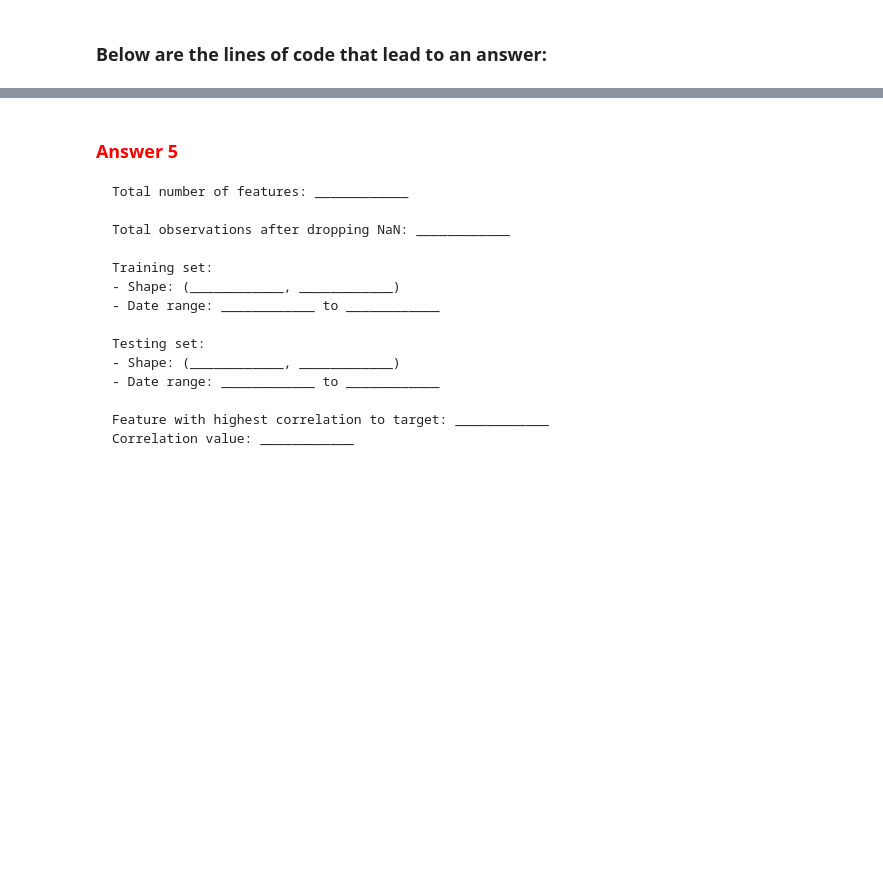
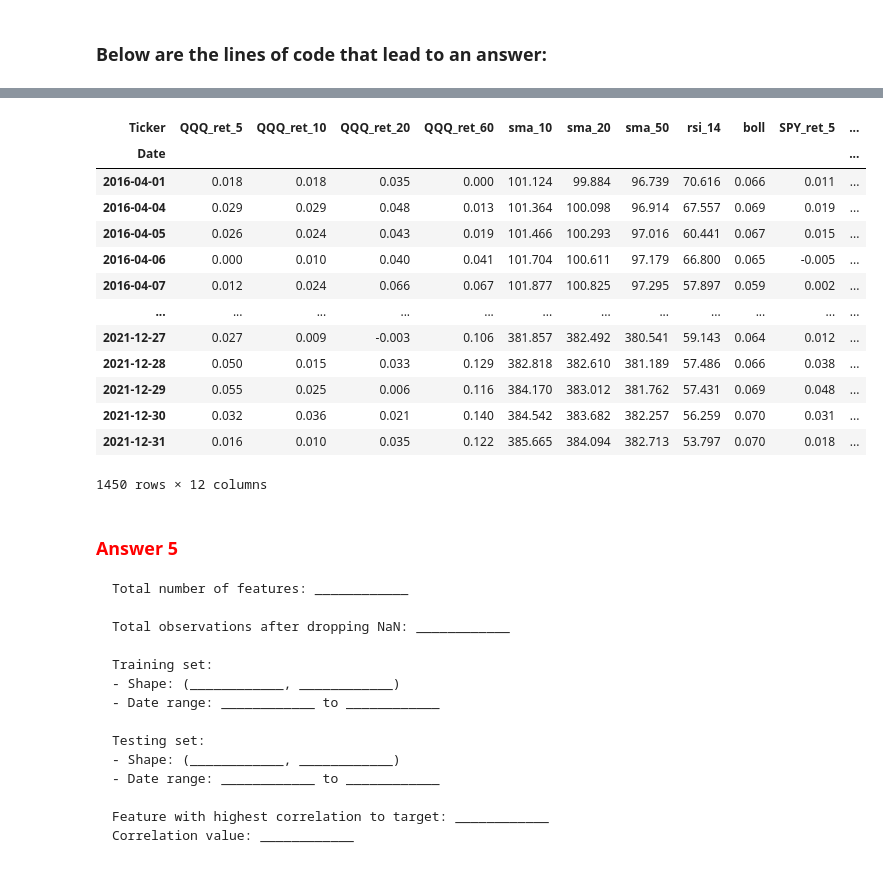
Before and after one commit to changjulian17/qf627, a Jupyter notebook: mock_paper/mock_paper_2/CHANG.ipynb, the cells around one changed output, grey strips where cells are left out. Drawn from its saved outputs; the diff is of its cells as text; code cells hidden in the pictures; blank space fills up the shorter version.

```diff
--- a/mock_paper/mock_paper_2/CHANG.ipynb
+++ b/mock_paper/mock_paper_2/CHANG.ipynb
@@ -1123,6 +1163,22 @@ X_train_scaled = scaler.fit_transform(X_train)
 X_test_scaled = scaler.transform(X_test)
 # %%
 # Handle missing values
+X
+# %% [output]
+| Ticker | QQQ_ret_5 | QQQ_ret_10 | QQQ_ret_20 | QQQ_ret_60 | sma_10 | sma_20 | sma_50 | rsi_14 | boll | SPY_ret_5 | ... |
+| Date |  |  |  |  |  |  |  |  |  |  | ... |
+| 2016-04-01 | 0.018 | 0.018 | 0.035 | 0.000 | 101.124 | 99.884 | 96.739 | 70.616 | 0.066 | 0.011 | ... |
+| 2016-04-04 | 0.029 | 0.029 | 0.048 | 0.013 | 101.364 | 100.098 | 96.914 | 67.557 | 0.069 | 0.019 | ... |
+| 2016-04-05 | 0.026 | 0.024 | 0.043 | 0.019 | 101.466 | 100.293 | 97.016 | 60.441 | 0.067 | 0.015 | ... |
+| 2016-04-06 | 0.000 | 0.010 | 0.040 | 0.041 | 101.704 | 100.611 | 97.179 | 66.800 | 0.065 | -0.005 | ... |
+| 2016-04-07 | 0.012 | 0.024 | 0.066 | 0.067 | 101.877 | 100.825 | 97.295 | 57.897 | 0.059 | 0.002 | ... |
+| ... | ... | ... | ... | ... | ... | ... | ... | ... | ... | ... | ... |
+| 2021-12-27 | 0.027 | 0.009 | -0.003 | 0.106 | 381.857 | 382.492 | 380.541 | 59.143 | 0.064 | 0.012 | ... |
+| 2021-12-28 | 0.050 | 0.015 | 0.033 | 0.129 | 382.818 | 382.610 | 381.189 | 57.486 | 0.066 | 0.038 | ... |
+| 2021-12-29 | 0.055 | 0.025 | 0.006 | 0.116 | 384.170 | 383.012 | 381.762 | 57.431 | 0.069 | 0.048 | ... |
+| 2021-12-30 | 0.032 | 0.036 | 0.021 | 0.140 | 384.542 | 383.682 | 382.257 | 56.259 | 0.070 | 0.031 | ... |
+| 2021-12-31 | 0.016 | 0.010 | 0.035 | 0.122 | 385.665 | 384.094 | 382.713 | 53.797 | 0.070 | 0.018 | ... |
+1450 rows × 12 columns
 # %%
 # Train-test split (75-25)
 # %%
```
Also changed, not shown: parts of 21 cells of this notebook, 4 other files.
